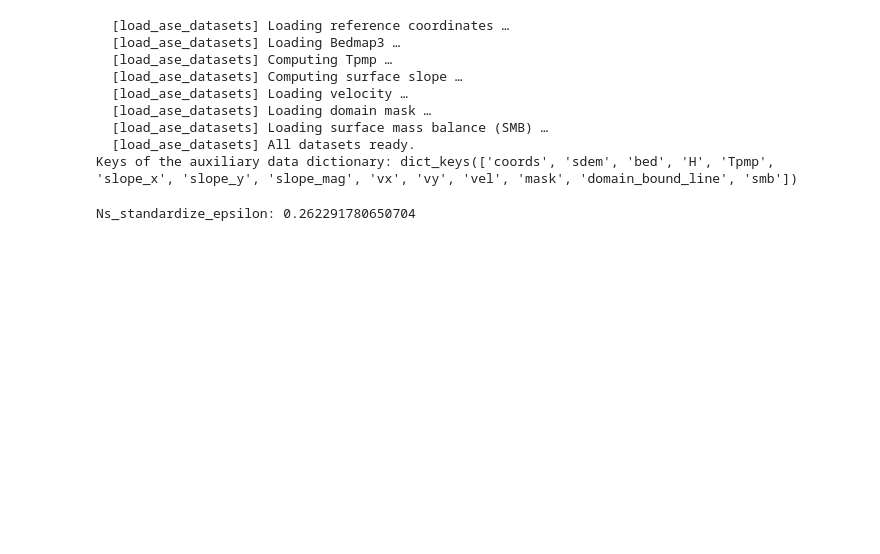
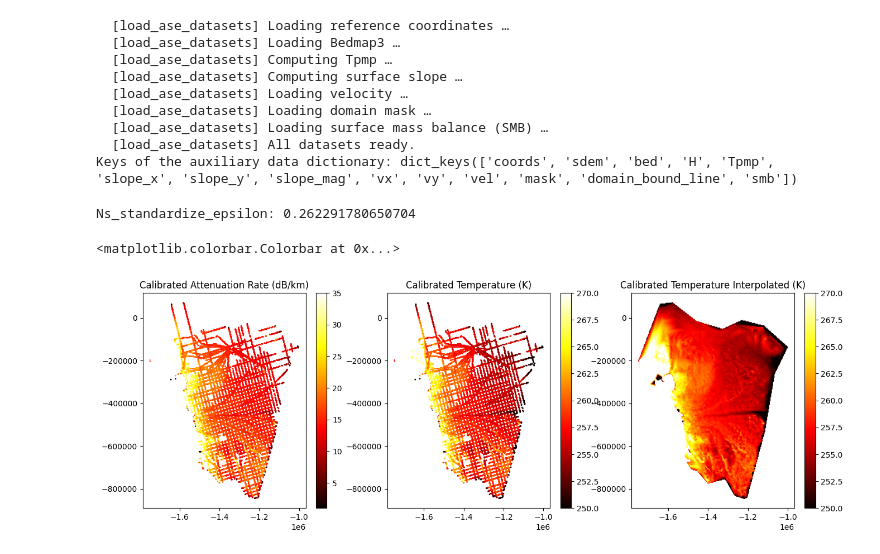
Before and after one commit to alastairyang/GMR-inference, a Jupyter notebook: notebooks/analyzeDeformationSlip.ipynb, the cells around one changed output. Saved outputs shown, nothing was run; the diff lists cells and outputs as text; code cells hidden in the pictures; blank space fills up the shorter version.

```diff
--- a/notebooks/analyzeDeformationSlip.ipynb
+++ b/notebooks/analyzeDeformationSlip.ipynb
@@ -56,5 +57,39 @@ Ns_std = Ns_std_data['Ns_std_masked']
 Hp = 5.928571e-07
 
 # bring attenuation rate back to the physical dimension
+atten_rate_physical = reverse_standardize(atten_rate_data.ravel(), Ns_mean.ravel(), Ns_std.ravel(),
+                                          method='relaxation',
+                                          epsilon=Ns_standardize_epsilon)
+# mask again
+atten_rate_physical[~flight_mask.ravel()] = np.nan
+atten_rate_physical = np.maximum(atten_rate_physical, 0.5)
+calibrated_temp = attenu_rate_to_temperature(atten_rate_physical, molar_Hp = Hp).reshape(256, 256)
 # %% [output]
 Ns_standardize_epsilon: 0.262291780650704
+# %%
+X, Y = np.meshgrid(xs_ase, ys_ase)
+X_flight = X[flight_mask]
+Y_flight = Y[flight_mask]
+# interpolate
+calibrated_temp_interp = griddata((X_flight.ravel(), Y_flight.ravel()),
+                                  calibrated_temp[flight_mask],
+                                  (X, Y), method='linear')
+
+calibrated_temp_interp[aux_data['mask'] == 0] = np.nan
+
+plt.figure(figsize=(16, 5))
+plt.subplot(1,3,1)
+plt.scatter(X.ravel(), Y.ravel(), c=atten_rate_physical, s=1, cmap='hot',vmin=1,vmax=35)
+plt.title("Calibrated Attenuation Rate (dB/km)")
+plt.colorbar()
+plt.subplot(1,3,2)
+plt.scatter(X.ravel(), Y.ravel(), c=calibrated_temp, s=1, cmap='hot',vmin=250,vmax=270)
+plt.title("Calibrated Temperature (K)")
+plt.colorbar()
+plt.subplot(1,3,3)
+plt.scatter(X.ravel(), Y.ravel(), c=calibrated_temp_interp, s=1, cmap='hot',vmin=250,vmax=270)
+plt.title("Calibrated Temperature Interpolated (K)")
+plt.colorbar()
+# %% [output]
+<matplotlib.colorbar.Colorbar at 0x...>
+[figure, added]
```
Also changed, not shown: parts of 3 cells of this notebook, 1 other file.
